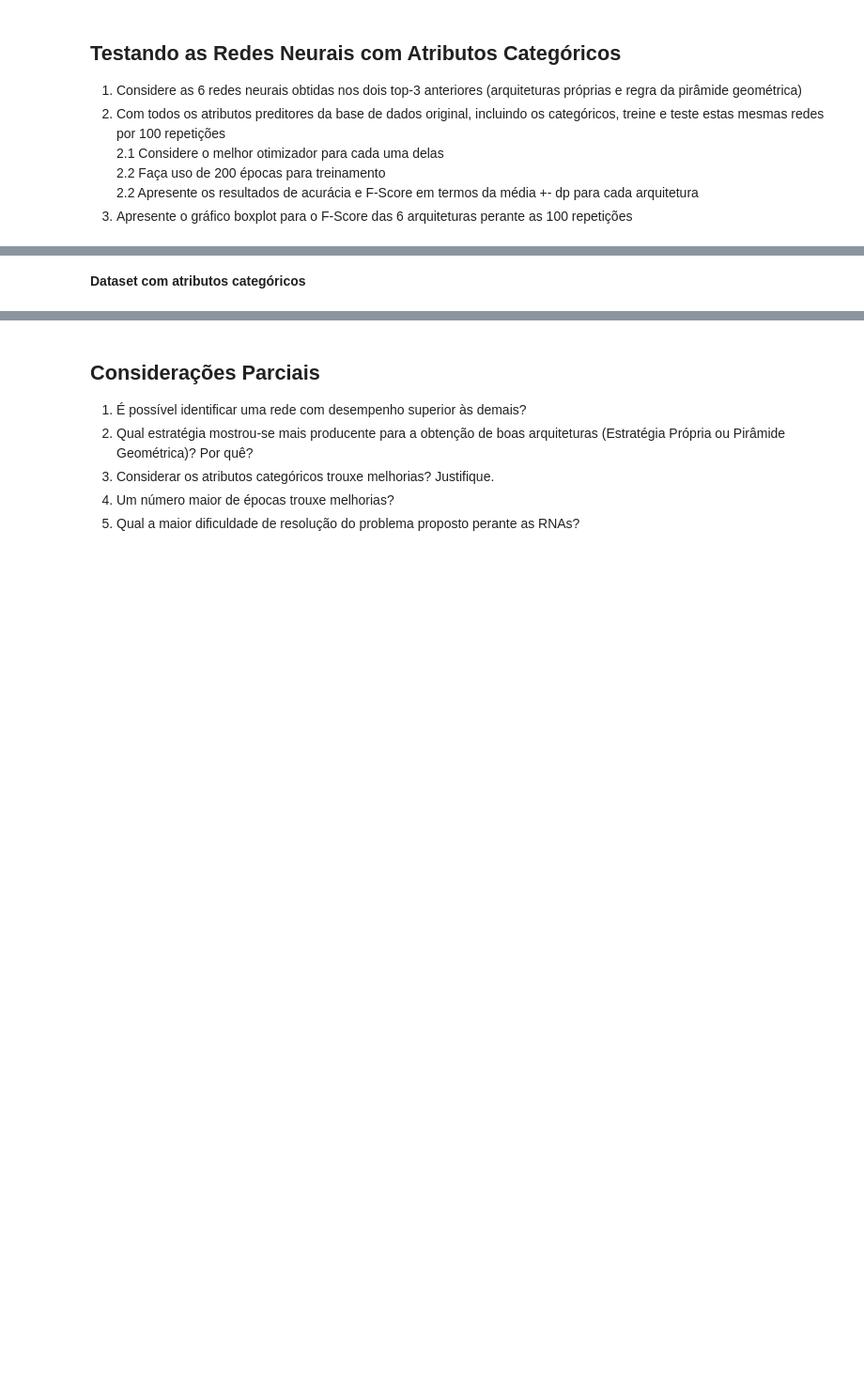
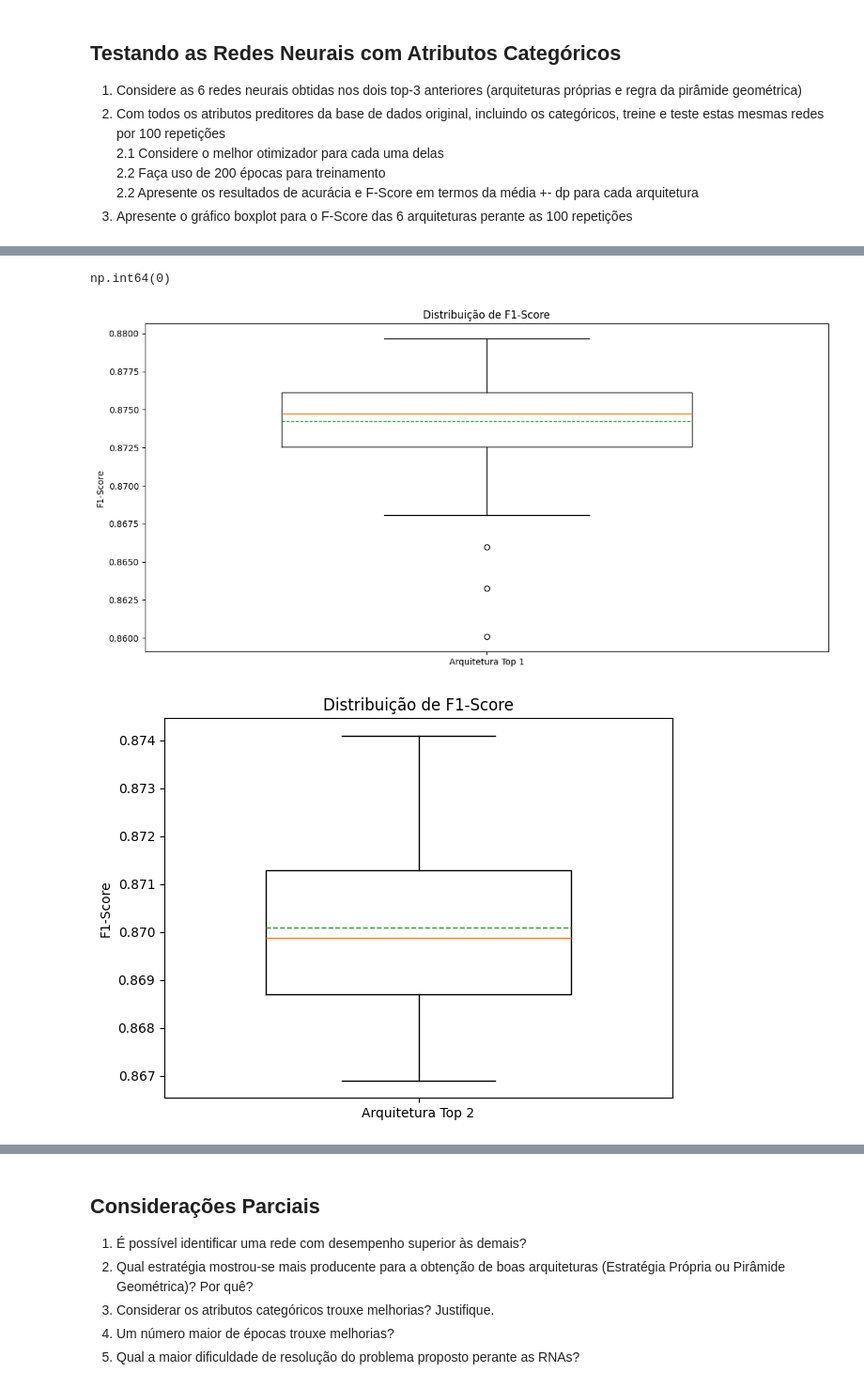
Before and after one commit to IRGarrido/RNA_PP2.2, a Jupyter notebook: PP2.2.2 - Proposição e Avaliação de RNAs.ipynb, the cells around one changed output, grey strips where cells are left out. Shown at 94% size. Saved outputs shown, nothing was run; the diff lists cells and outputs as text; code cells hidden in the pictures; blank space fills up the shorter version.

```diff
--- a/PP2.2.2 - Proposição e Avaliação de RNAs.ipynb
+++ b/PP2.2.2 - Proposição e Avaliação de RNAs.ipynb
@@ -392,0 +507,3 @@ arquiteturas = [
+# %%
+with open("resultado_arquiteturas.json", "w", encoding="utf-8") as f:
+    json.dump(avaliar_top3(X, y, top3), f, ensure_ascii=False, indent=4)
@@ -405,15 +543,13 @@ X = df_cat
+# %%
+y.isna().sum().sum()
+# %% [output]
+np.int64(0)
 # %%
-resultados = []
 melhores_redes = [
-    ((48, 60), 'sgd', 'relu', 150),
-    ((36, 28), 'adam', 'logistic', 150),
-    ((32, 32), 'sgd', 'relu', 150),
-    ((17, 8), 'adam', 'logistic', 100),
-    ((12, 13), 'adam', 'relu', 100),
-    ((10, 15), 'adam', 'relu', 100)
+    ((48, 60), 'sgd', 'relu', 200, 1), # 1
+    ((36, 28), 'adam', 'logistic', 200, 2), # 2
+    ((32, 32), 'sgd', 'relu', 200, 3), # 3
+    ((17, 8), 'adam', 'logistic', 200, 4), # 4
+    ((12, 13), 'adam', 'relu', 200, 5), # 5
+    ((10, 15), 'adam', 'relu', 200, 6) # 6
 ]
-# %% [markdown]
-**Dataset com atributos categóricos**
-# %%
-y = df_cat.pop(item='Cover_Type')
-X = df_cat
@@ -420,7 +613,28 @@ X = df_cat
 # %%
 # O treinamento foi executado com o seguinte comando. Em cada instância, a lista "melhores_redes" continha alguns dos elementos listados na célula acima
 
-# resultados = (Parallel(n_jobs=-1)(delayed(avaliar_modelo)(X, y, camadas, solver, activation, iterations, n_times=100) for (camadas, solver, activation, iterations) in melhores_redes))
+resultados = (Parallel(n_jobs=-1)(delayed(avaliar_melhores_redes)(X, y, camadas, solver, activation, iterations, top, n_times=100) for (camadas, solver, activation, iterations, top) in melhores_redes))
 
-# with open("resultado_arquiteturas.json", "w", encoding="utf-8") as f:
-#     json.dump(resultados, f, ensure_ascii=False, indent=4)
+with open("resultado_melhores_redes.json", "w", encoding="utf-8") as f:
+    json.dump(resultados, f, ensure_ascii=False, indent=4)
+
+# Boxplot DO F1-Score das 6 melhores redes
+
+plt.figure(figsize=(12, 6))
+
+for resultado in resultados:
+  plt.boxplot(resultado['f1_scores'],
+              positions=[resultado['top']],
+              showmeans=True,
+              widths=0.6,
+              meanline=True,
+              labels=[f"Arquitetura Top {resultado['top']}"]
+              )
+
+  plt.title(f"Distribuição de F1-Score")
+  plt.ylabel("F1-Score")
+  plt.tight_layout()
+  plt.show()
+# %% [output]
+[figure, added]
+[figure, added]
```
Also changed, not shown: parts of 40 cells of this notebook, 8 other files.
